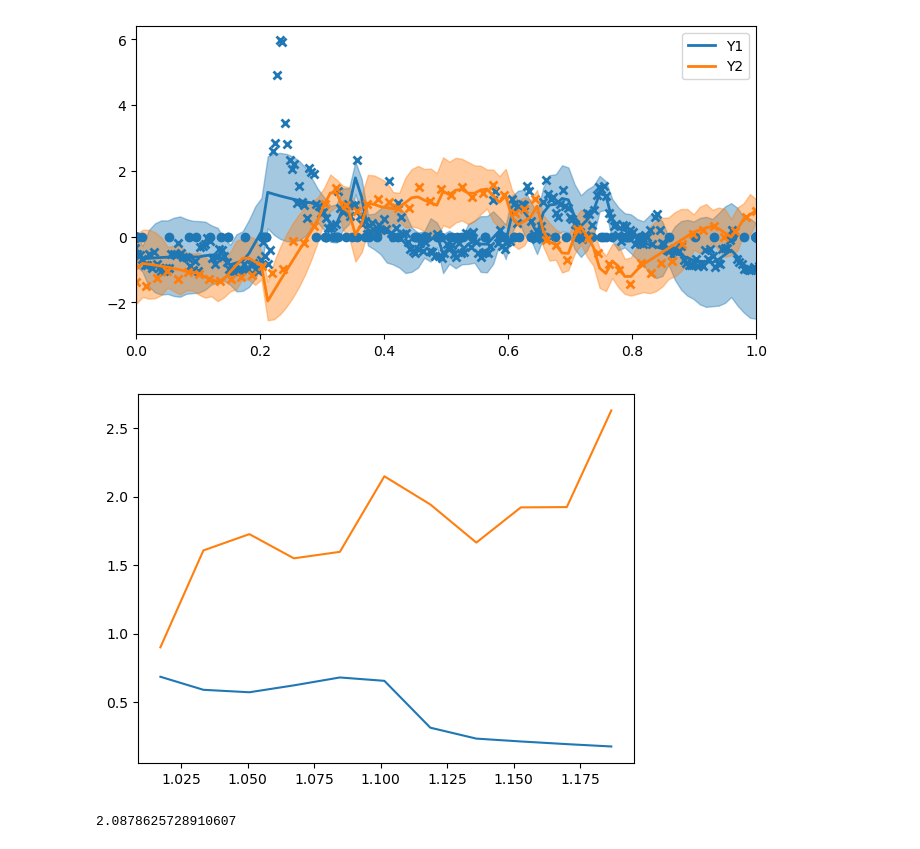
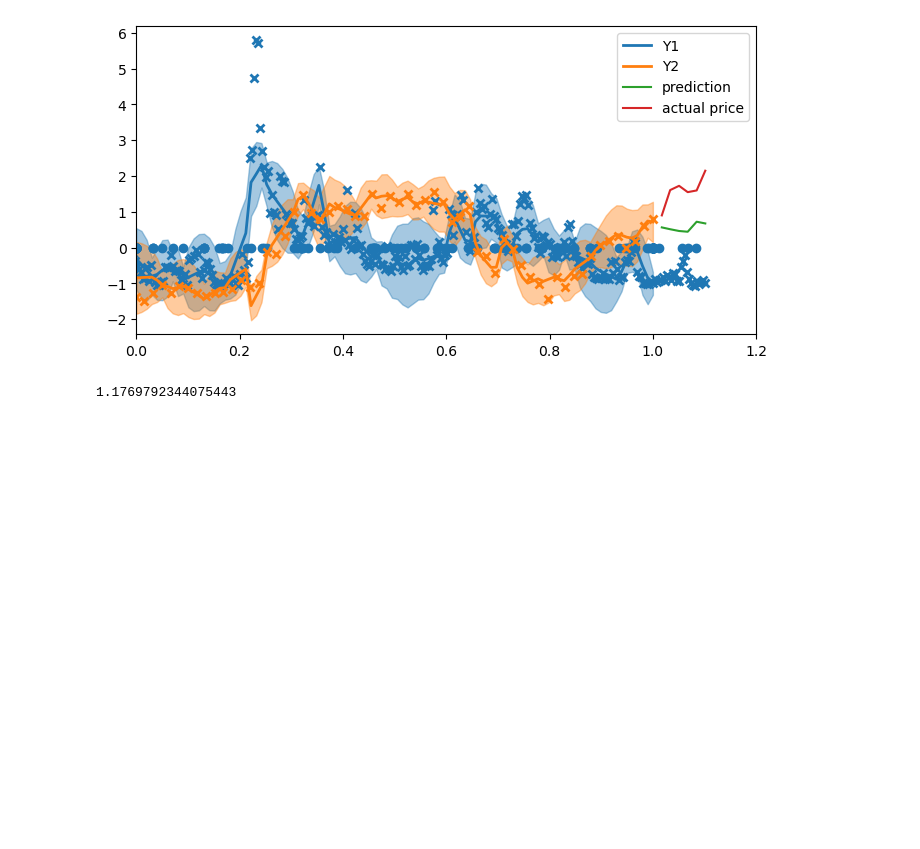
Before and after one commit to JVerbeek/at-gpflow, a Jupyter notebook: volatility.ipynb, the cells around one changed output. Cells and saved outputs as stored; diff of their text form; code cells hidden in the pictures; blank space fills up the shorter version.

```diff
--- a/volatility.ipynb
+++ b/volatility.ipynb
@@ -25,8 +32,8 @@ def standardize(s, mu=None, std=None):
         return (s - mu) / std
 
 amzn = yf.download('AMZN', start='2019-01-01', end='2024-01-01')
-vix = yf.download('^VIX', start='2019-01-01', end='2024-12-01')
-amzn_test = yf.download('AMZN', start='2024-01-01', end='2024-12-01')
+vix = yf.download('^VIX', start='2019-01-01', end='2024-07-01')
+amzn_test = yf.download('AMZN', start='2024-01-01', end='2024-07-01')
 
 amzn_monthly = amzn['Close'].resample('ME').last()
 vix_weekly = vix['Close'].resample('W').last()
@@ -87,8 +94,8 @@ def plot(m):
     plot_gp(Xtest, mu, var, line.get_color(), "Y2")
     ivs = m.inducing_variable.Z.numpy()
     plt.scatter(ivs, np.zeros_like(ivs))
+    plt.xlim([0, 1.2])
     plt.legend()
-    plt.xlim(0, 1)
     return mu
 
 
@@ -164,16 +171,15 @@ gpf.utilities.print_summary(m)
 ╘════════════════════════════════════════════════╧═══════════╧══════════════════╧═════════╧═════════════╧══════════╧═════════╧═════════════════════════╛
 # %%
 plot(m)
-plt.show()
 mu, var = m.predict_f(Xtest)
-plt.plot(Xtest[:,0], mu)
-plt.plot(Xtest[:,0], ytest)
+plt.plot(Xtest[:,0], mu, label="prediction")
+plt.plot(Xtest[:,0], ytest, label="actual price")
+plt.legend()
 plt.show()
 print(np.mean((mu - ytest)**2))
 # %% [output]
-[figure, old version]
+[figure, new version]
-[figure, removed]
-2.0878625728910607
+1.1769792344075443
 # %%
 # This likelihood switches between Gaussian noise with different variances for each f_i:
 output_dim = 2  # Number of outputs
```
Also changed, not shown: parts of 6 cells of this notebook.
